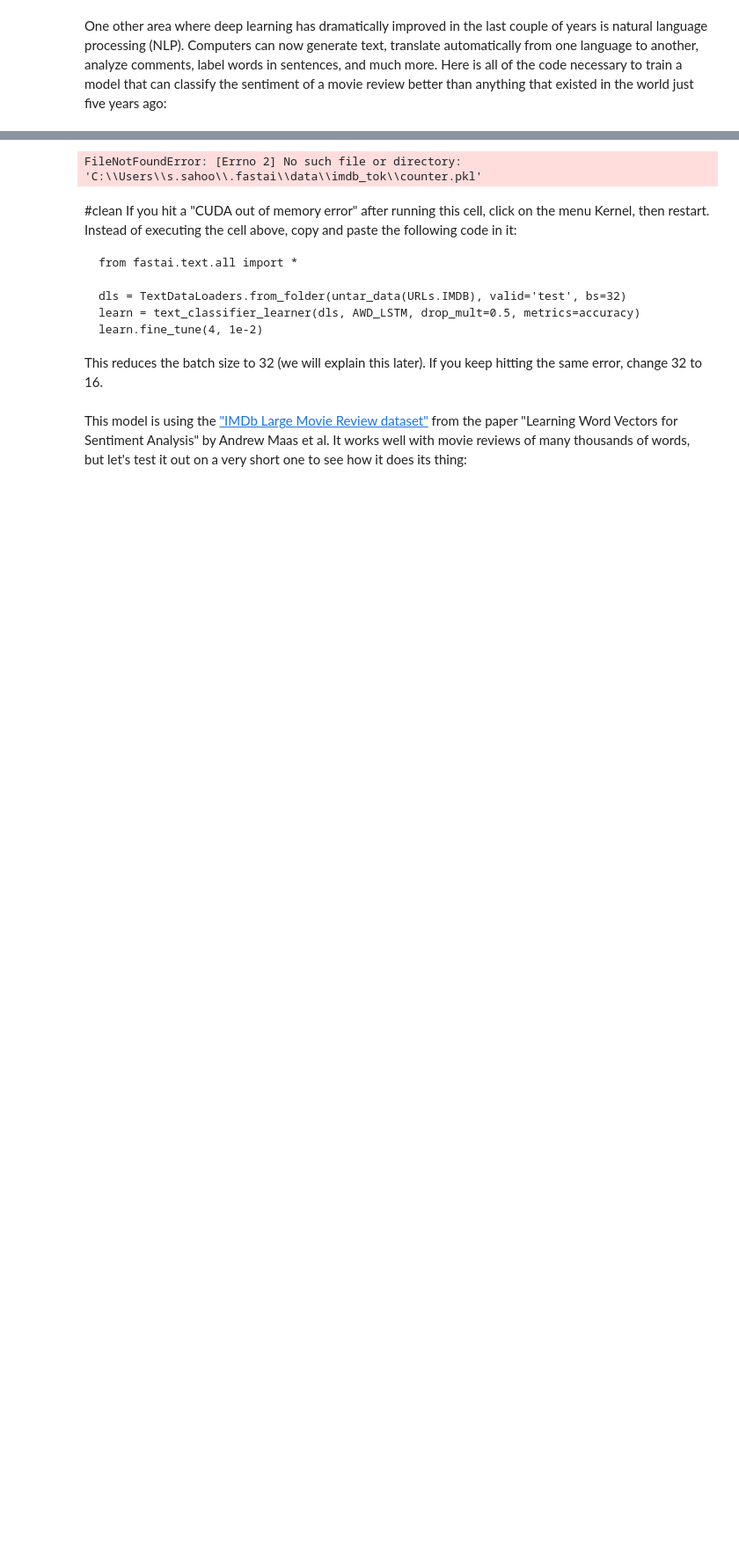
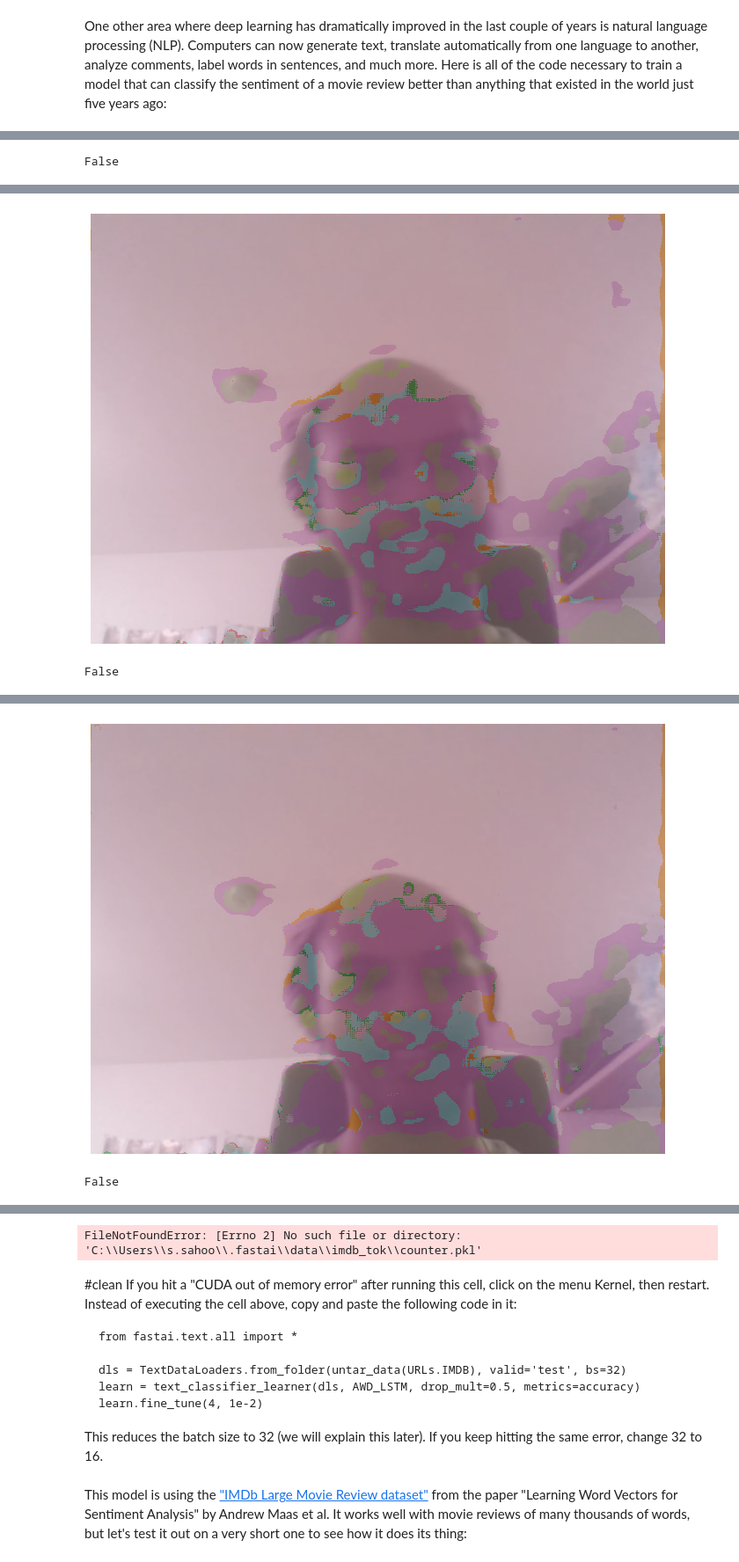
Before and after one commit to GollyTicker/fastbook, a Jupyter notebook: 01_intro.ipynb, the cells around one changed output, grey strips where cells are left out. Shown at 88% size. Saved outputs shown, nothing was run; the diff lists cells and outputs as text; code cells hidden in the pictures; blank space fills up the shorter version.

Commit message:
Live camera setup work with unet-segmentation example

```diff
--- a/01_intro.ipynb
+++ b/01_intro.ipynb
@@ -852,0 +811,46 @@ One other area where deep learning has dramatically improved in the last couple
+# %%
+
+def classify_image_and_show_result(filename):
+  namespace = SimpleNamespace(data = [filename])
+  img = PILImage.create(namespace.data[0])
+  is_cat,_,probs = learn.predict(img)
+  show_result(is_cat, f"{probs[1].item():.4f}")
+
+def classify_image_and_show_result(filename):
+  namespace = SimpleNamespace(data = [filename])
+  img = PILImage.create(namespace.data[0])
+
+  pred = learn.predict(img)
+  mask,_,_ = pred
+
+  _,axs = plt.subplots(1,1, figsize=(12,9))
+  img.show(ctx=axs)
+  mask.show(alpha=0.4, ctx=axs, vmin=1, vmax=30)
+  plt.show()
+# %%
+RUN_ME_TO_CONTINOUSLY_CAPTURE_AND_CLASSIFY=True
+
+from IPython.display import Image
+from time import sleep
+
+if RUN_ME_TO_CONTINOUSLY_CAPTURE_AND_CLASSIFY:
+  try:
+    setup_camera()
+    sleep(1)
+
+    i = 0
+    while not should_stop():
+      filename = take_photo('photo-'+str(i)+'.jpg')
+
+      classify_image_and_show_result(filename)
+
+      sleep(0.1)
+
+      i = i+1
+  except Exception as err:
+    # Errors will be thrown if the user does not have a webcam or if they do not
+    # grant the page permission to access it.
+    print(str(err))
+#  finally:
+#    eval_js("document.getElementById('camera-cont').remove();");
+# %% [output]
@@ -852,0 +858 @@ One other area where deep learning has dramatically improved in the last couple
+False
@@ -852,0 +861,2 @@ One other area where deep learning has dramatically improved in the last couple
+[figure, added]
+False
@@ -852,0 +865,2 @@ One other area where deep learning has dramatically improved in the last couple
+[figure, added]
+False
```
Also changed, not shown: parts of 24 cells of this notebook.
